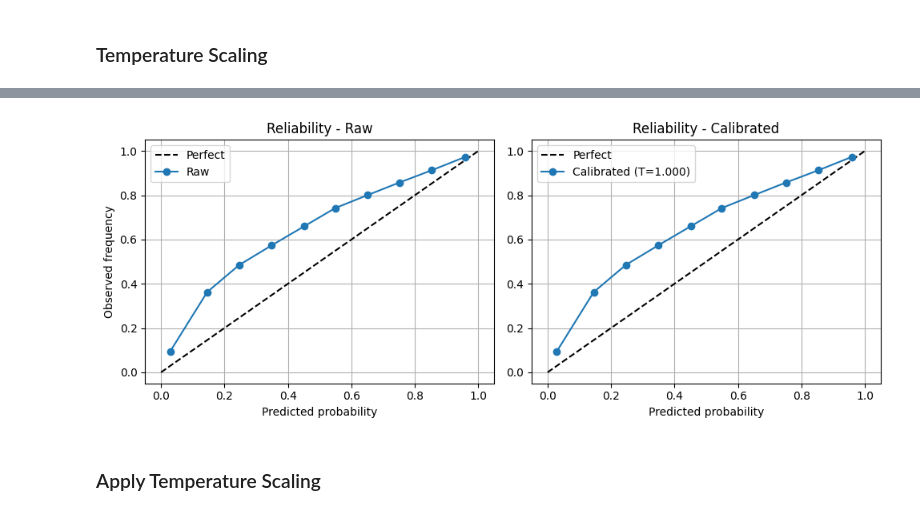
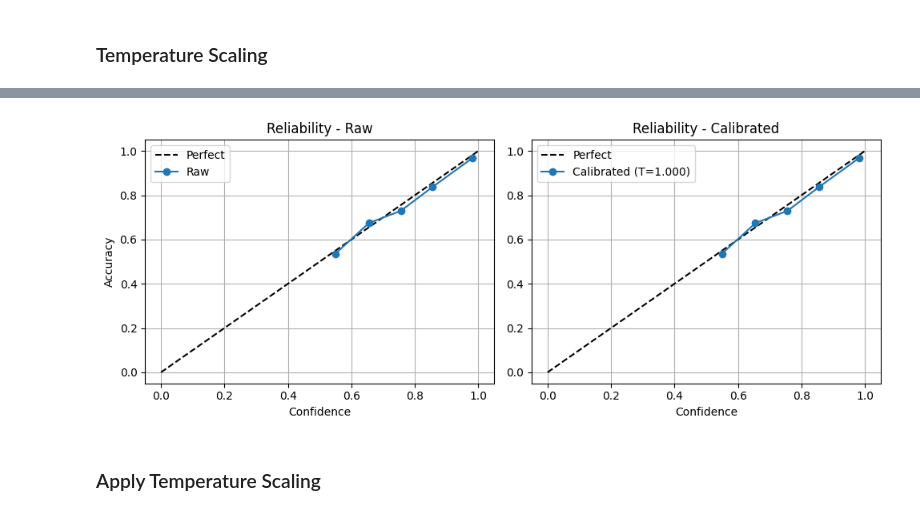
Before and after one commit to GMD03/BATYAG-Sentiment-Analysis-AI, a Jupyter notebook: Sentiment Analysis Using Tensorflow (NLP Transfer Learning).ipynb, the cells around one changed output, grey strips where cells are left out. Drawn from its saved outputs; the diff is of its cells as text; code cells hidden in the pictures.

```diff
--- a/Sentiment Analysis Using Tensorflow (NLP Transfer Learning).ipynb
+++ b/Sentiment Analysis Using Tensorflow (NLP Transfer Learning).ipynb
@@ -35,10 +35,11 @@ Libraries loaded successfully.
 # %%
-GLOVE_PATH = "glove.6B.100d.txt"   # Make sure this file is in the same directory as this notebook
+GLOVE_PATH = "glove.6B.100d.txt"
 EMBED_DIM = 100
 MAX_WORDS = 20000
 MAX_LEN = 120
 BATCH_SIZE = 64
-EPOCHS = 10
+EPOCHS = 20
+NUM_CLASSES = 4
 
 print("Parameters initialized.")
 # %% [output]
@@ -174,14 +246,14 @@ Loaded 400,000 GloVe word vectors.
 # %%
 from tensorflow.keras import layers, models, optimizers, callbacks
 
-def build_model(num_words, embed_dim, max_len, embedding_matrix=None):
+def build_model(num_words, embed_dim, max_len, num_classes, embedding_matrix=None):
     inp = layers.Input(shape=(max_len,))
     if embedding_matrix is not None:
         emb = layers.Embedding(
             input_dim=num_words,
             output_dim=embed_dim,
             weights=[embedding_matrix],
-            trainable=False,  # freeze GloVe weights initially
+            trainable=False,
             input_length=max_len
         )(inp)
     else:
@@ -191,15 +263,15 @@ def build_model(num_words, embed_dim, max_len, embedding_matrix=None):
     x = layers.Dropout(0.4)(x)
     x = layers.Dense(64, activation='relu')(x)
     x = layers.Dropout(0.2)(x)
-    out = layers.Dense(1, activation='sigmoid')(x)
+    out = layers.Dense(num_classes, activation='softmax')(x)
 
     model = models.Model(inputs=inp, outputs=out)
     model.compile(optimizer=optimizers.Adam(1e-3),
-                  loss='binary_crossentropy',
+                  loss='sparse_categorical_crossentropy',
                   metrics=['accuracy'])
     return model
 
 num_words = min(MAX_WORDS, len(tokenizer.word_index) + 1)
-model = build_model(num_words, EMBED_DIM, MAX_LEN, embedding_matrix)
+model = build_model(num_words, EMBED_DIM, MAX_LEN, NUM_CLASSES, embedding_matrix)
 model.summary()
 # %% [output]
@@ -316,8 +397,6 @@ probs_test_cal = 1 / (1 + np.exp(-logits_test / T_opt))
 # %%
-from sklearn.metrics import brier_score_loss, roc_auc_score
 import matplotlib.pyplot as plt
 
-#  Basic sanity checks (should pass)
 print("Shapes:")
 print("  p_val:", p_val.shape)
 print("  logits_val:", logits_val.shape)
@@ -326,63 +405,73 @@ print("  p_test:", p_test.shape)
 print("  logits_test:", logits_test.shape)
 print("  y_test:", y_test.shape)
 
-# Should be equal-length vectors
 assert logits_val.shape[0] == y_val.shape[0], "val size mismatch"
 assert logits_test.shape[0] == y_test.shape[0], "test size mismatch"
 
-# Probabilities should be in (0,1)
 print("\nProb ranges:")
 print("  p_val min/max:", p_val.min(), p_val.max())
 print("  p_test min/max:", p_test.min(), p_test.max())
 
-# Temperature should be positive and reasonable
 print("\nTemperature:", T_opt)
 if not (0.01 < T_opt < 50):
-    print("Temperature is unusual — may indicate problems (very small or very large).")
+    print("WARNING: Temperature is unusual — may indicate problems.")
 
-# Numeric metrics (raw vs calibrated)
 p_test_raw = p_test
-p_test_cal = probs_test_cal  # from previous cell
+p_test_cal = probs_test_cal
+
+y_pred_raw = np.argmax(p_test_raw, axis=1)
+y_pred_cal = np.argmax(p_test_cal, axis=1)
+
+acc_raw = np.mean(y_pred_raw == y_test)
+acc_cal = np.mean(y_pred_cal == y_test)
+
+eps = 1e-7
+nll_raw = -np.mean(np.log(p_test_raw[np.arange(len(y_test)), y_test] + eps))
+nll_cal = -np.mean(np.log(p_test_cal[np.arange(len(y_test)), y_test] + eps))
+
 print("\nMetrics on TEST set:")
-print(f"  Raw Brier:       {brier_score_loss(y_test, p_test_raw):.4f}")
-print(f"  Calibrated Brier:{brier_score_loss(y_test, p_test_cal):.4f}")
-print(f"  Raw AUC:         {roc_auc_score(y_test, p_test_raw):.4f}")
-print(f"  Calibrated AUC:  {roc_auc_score(y_test, p_test_cal):.4f}")
+print(f"  Raw Accuracy:       {acc_raw:.4f}")
+print(f"  Calibrated Accuracy:{acc_cal:.4f}")
+print(f"  Raw NLL:            {nll_raw:.4f}")
+print(f"  Calibrated NLL:     {nll_cal:.4f}")
 
-# Quick reliability diagrams (visual check)
-def reliability_points(y, probs, bins=10):
-    bins_edges = np.linspace(0,1,bins+1)
-    bin_idx = np.digitize(probs, bins_edges) - 1
-    confs, accs, counts = [], [], []
+def reliability_points_mc(y_true, probs, bins=10):
+    confidences = np.max(probs, axis=1)
+    predictions = np.argmax(probs, axis=1)
+    correct = (predictions == y_true).astype(float)
+
+    bin_edges = np.linspace(0.0, 1.0, bins + 1)
+    confs, accs = [], []
     for i in range(bins):
-        idx = bin_idx == i
-        if np.any(idx):
-            confs.append(probs[idx].mean())
-            accs.append(y[idx].mean())
-            counts.append(idx.sum())
+        mask = (confidences >= bin_edges[i]) & (confidences < bin_edges[i + 1])
+        if np.any(mask):
+            confs.append(confidences[mask].mean())
+            accs.append(correct[mask].mean())
         else:
-            confs.append(np.nan); accs.append(np.nan); counts.append(0)
-    return np.array(confs), np.array(accs), np.array(counts)
+            confs.append(np.nan)
+            accs.append(np.nan)
+    return np.array(confs), np.array(accs)
 
-confs_raw, accs_raw, counts_raw = reliability_points(y_test, p_test_raw)
-confs_cal, accs_cal, counts_cal = reliability_points(y_test, p_test_cal)
+confs_raw, accs_raw = reliability_points_mc(y_test, p_test_raw)
+confs_cal, accs_cal = reliability_points_mc(y_test, p_test_cal)
 
-plt.figure(figsize=(10,4))
-plt.subplot(1,2,1)
-plt.plot([0,1],[0,1],'k--', label='Perfect')
+plt.figure(figsize=(10, 4))
+plt.subplot(1, 2, 1)
+plt.plot([0, 1], [0, 1], 'k--', label='Perfect')
 plt.plot(confs_raw, accs_raw, 'o-', label='Raw')
 plt.title('Reliability - Raw')
-plt.xlabel('Predicted probability')
-plt.ylabel('Observed frequency')
+plt.xlabel('Confidence')
+plt.ylabel('Accuracy')
 plt.legend(); plt.grid(True)
 
-plt.subplot(1,2,2)
-plt.plot([0,1],[0,1],'k--', label='Perfect')
+plt.subplot(1, 2, 2)
+plt.plot([0, 1], [0, 1], 'k--', label='Perfect')
 plt.plot(confs_cal, accs_cal, 'o-', label=f'Calibrated (T={T_opt:.3f})')
 plt.title('Reliability - Calibrated')
-plt.xlabel('Predicted probability')
+plt.xlabel('Confidence')
 plt.legend(); plt.grid(True)
 
-plt.tight_layout(); plt.show()
+plt.tight_layout()
+plt.show()
 # %% [output]
 Shapes:
@@ -407,4 +496,4 @@ Metrics on TEST set:
-[figure, old version]
+[figure, new version]
 # %% [markdown]
 ### Apply Temperature Scaling
 # %%
```
Also changed, not shown: parts of 20 cells of this notebook, 6 other files.
